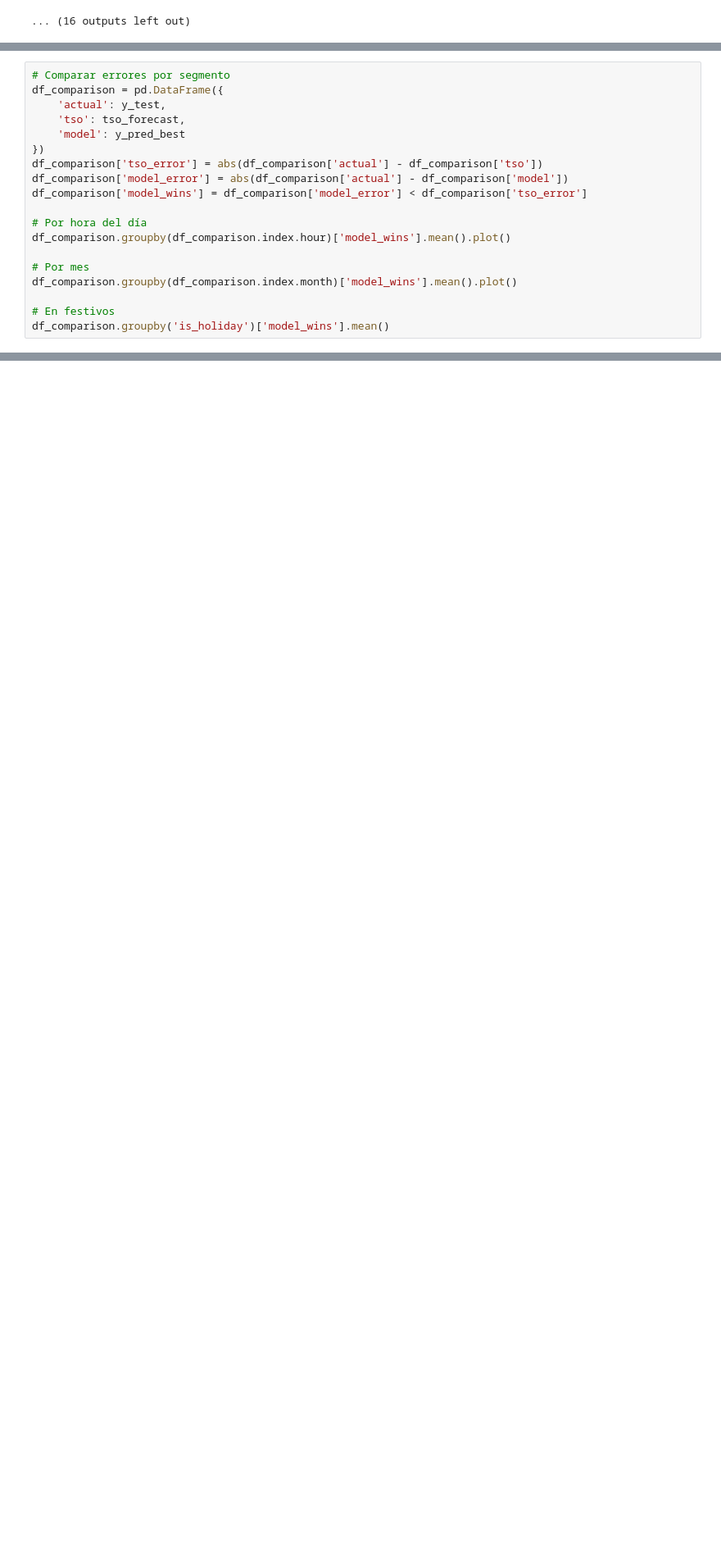
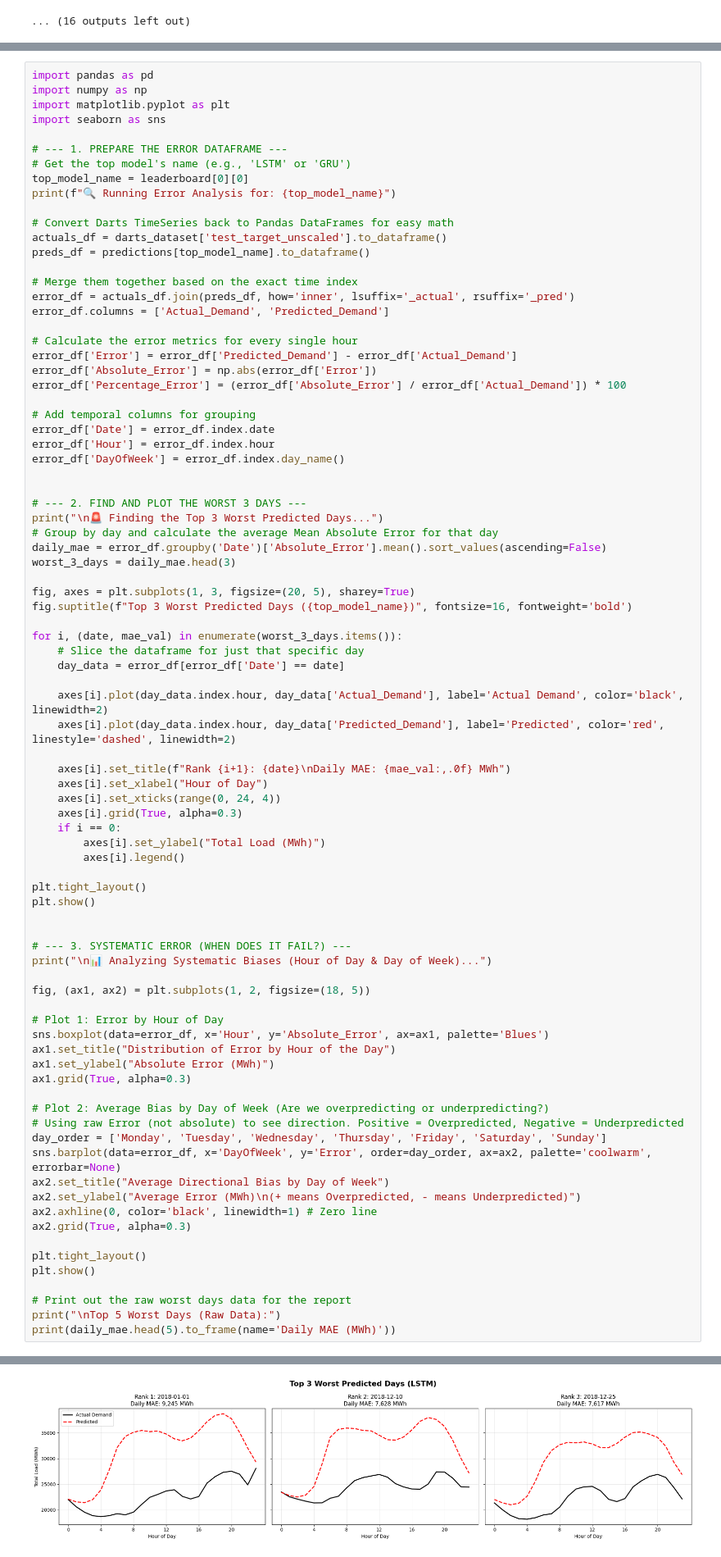
Before and after one commit to MariaGoico/Time_Series_Final_Project, a Jupyter notebook: evaluation.ipynb, the cells around one changed output, grey strips where cells are left out. Shown at 82% size. Drawn from its saved outputs; the diff is of its cells as text; blank space fills up the shorter version.

Commit message:
changed architecture of models and added error analysis

```diff
--- a/evaluation.ipynb
+++ b/evaluation.ipynb
@@ -299,19 +299,85 @@ plt.show()
 # %%
-# Comparar errores por segmento
-df_comparison = pd.DataFrame({
-    'actual': y_test,
-    'tso': tso_forecast,
-    'model': y_pred_best
-})
-df_comparison['tso_error'] = abs(df_comparison['actual'] - df_comparison['tso'])
-df_comparison['model_error'] = abs(df_comparison['actual'] - df_comparison['model'])
-df_comparison['model_wins'] = df_comparison['model_error'] < df_comparison['tso_error']
+import pandas as pd
+import numpy as np
+import matplotlib.pyplot as plt
+import seaborn as sns
 
-# Por hora del día
-df_comparison.groupby(df_comparison.index.hour)['model_wins'].mean().plot()
+# --- 1. PREPARE THE ERROR DATAFRAME ---
+# Get the top model's name (e.g., 'LSTM' or 'GRU')
+top_model_name = leaderboard[0][0]
+print(f"🔍 Running Error Analysis for: {top_model_name}")
 
-# Por mes
-df_comparison.groupby(df_comparison.index.month)['model_wins'].mean().plot()
+# Convert Darts TimeSeries back to Pandas DataFrames for easy math
+actuals_df = darts_dataset['test_target_unscaled'].to_dataframe()
+preds_df = predictions[top_model_name].to_dataframe()
 
-# En festivos
-df_comparison.groupby('is_holiday')['model_wins'].mean()
+# Merge them together based on the exact time index
+error_df = actuals_df.join(preds_df, how='inner', lsuffix='_actual', rsuffix='_pred')
+error_df.columns = ['Actual_Demand', 'Predicted_Demand']
+
+# Calculate the error metrics for every single hour
+error_df['Error'] = error_df['Predicted_Demand'] - error_df['Actual_Demand']
+error_df['Absolute_Error'] = np.abs(error_df['Error'])
+error_df['Percentage_Error'] = (error_df['Absolute_Error'] / error_df['Actual_Demand']) * 100
+
+# Add temporal columns for grouping
+error_df['Date'] = error_df.index.date
+error_df['Hour'] = error_df.index.hour
+error_df['DayOfWeek'] = error_df.index.day_name()
+
+
+# --- 2. FIND AND PLOT THE WORST 3 DAYS ---
+print("\n🚨 Finding the Top 3 Worst Predicted Days...")
+# Group by day and calculate the average Mean Absolute Error for that day
+daily_mae = error_df.groupby('Date')['Absolute_Error'].mean().sort_values(ascending=False)
+worst_3_days = daily_mae.head(3)
+
+fig, axes = plt.subplots(1, 3, figsize=(20, 5), sharey=True)
+fig.suptitle(f"Top 3 Worst Predicted Days ({top_model_name})", fontsize=16, fontweight='bold')
+
+for i, (date, mae_val) in enumerate(worst_3_days.items()):
+    # Slice the dataframe for just that specific day
+    day_data = error_df[error_df['Date'] == date]
+
+    axes[i].plot(day_data.index.hour, day_data['Actual_Demand'], label='Actual Demand', color='black', linewidth=2)
+    axes[i].plot(day_data.index.hour, day_data['Predicted_Demand'], label='Predicted', color='red', linestyle='dashed', linewidth=2)
+
+    axes[i].set_title(f"Rank {i+1}: {date}\nDaily MAE: {mae_val:,.0f} MWh")
+    axes[i].set_xlabel("Hour of Day")
+    axes[i].set_xticks(range(0, 24, 4))
+    axes[i].grid(True, alpha=0.3)
+    if i == 0:
+        axes[i].set_ylabel("Total Load (MWh)")
+        axes[i].legend()
+
+plt.tight_layout()
+plt.show()
+
+
+# --- 3. SYSTEMATIC ERROR (WHEN DOES IT FAIL?) ---
+print("\n📊 Analyzing Systematic Biases (Hour of Day & Day of Week)...")
+
+fig, (ax1, ax2) = plt.subplots(1, 2, figsize=(18, 5))
+
+# Plot 1: Error by Hour of Day
+sns.boxplot(data=error_df, x='Hour', y='Absolute_Error', ax=ax1, palette='Blues')
+ax1.set_title("Distribution of Error by Hour of the Day")
+ax1.set_ylabel("Absolute Error (MWh)")
+ax1.grid(True, alpha=0.3)
+
+# Plot 2: Average Bias by Day of Week (Are we overpredicting or underpredicting?)
+# Using raw Error (not absolute) to see direction. Positive = Overpredicted, Negative = Underpredicted
+day_order = ['Monday', 'Tuesday', 'Wednesday', 'Thursday', 'Friday', 'Saturday', 'Sunday']
+sns.barplot(data=error_df, x='DayOfWeek', y='Error', order=day_order, ax=ax2, palette='coolwarm', errorbar=None)
+ax2.set_title("Average Directional Bias by Day of Week")
+ax2.set_ylabel("Average Error (MWh)\n(+ means Overpredicted, - means Underpredicted)")
+ax2.axhline(0, color='black', linewidth=1) # Zero line
+ax2.grid(True, alpha=0.3)
+
+plt.tight_layout()
+plt.show()
+
+# Print out the raw worst days data for the report
+print("\nTop 5 Worst Days (Raw Data):")
+print(daily_mae.head(5).to_frame(name='Daily MAE (MWh)'))
+# %% [output]
@@ -317,0 +387 @@ df_comparison.groupby('is_holiday')['model_wins'].mean()
+[figure, added]
```
Also changed, not shown: parts of 4 cells of this notebook, 2 other files.
